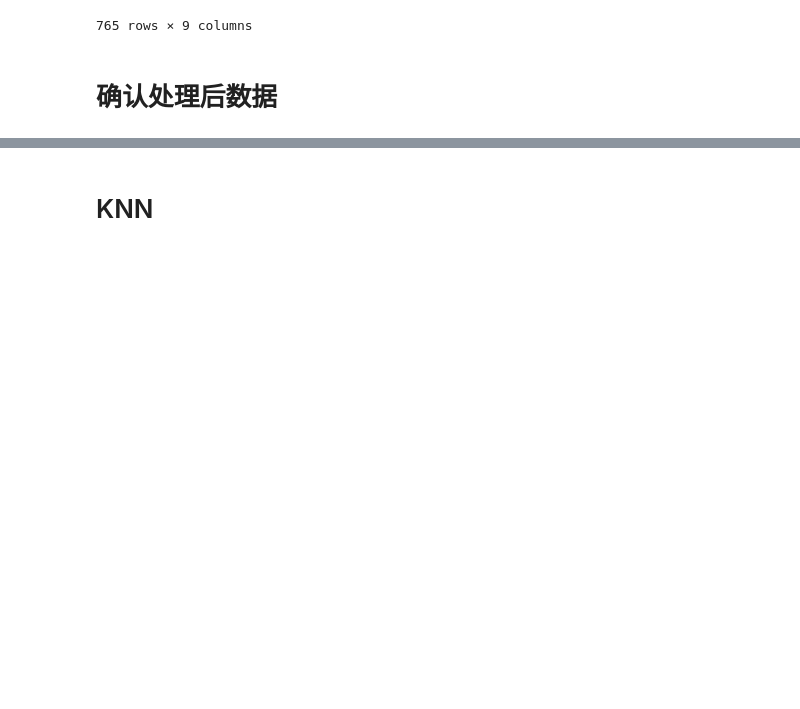
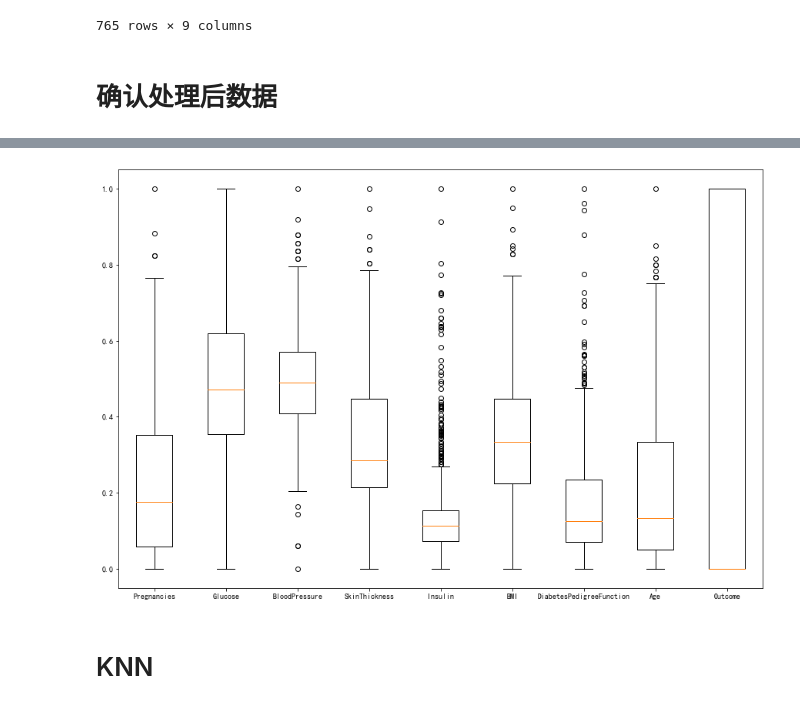
Before and after one commit to sudajzp/jzp-s-python, a Jupyter notebook: Diabetes.ipynb, the cells around one changed output, grey strips where cells are left out. Drawn from its saved outputs; the diff is of its cells as text; code cells hidden in the pictures; blank space fills up the shorter version.

```diff
--- a/Diabetes.ipynb
+++ b/Diabetes.ipynb
@@ -179,3 +181,17 @@ NameError: name 'dia_norm' is not defined
+# %%
+def MIN_MAX(X, MAX, MIN):
+    X = (X - MIN) / (MAX - MIN)
+    return X
+
+for attribute in diabetes.columns:
+    MAX = diabetes[attribute].max()
+    MIN = diabetes[attribute].min()
+    diabetes[attribute] = MIN_MAX(diabetes[attribute], MAX, MIN)
+plt.figure(figsize = (15, 10))
+plt.boxplot(diabetes, labels = diabetes.columns)
+plt.show()
+# %% [output]
+[figure, added]
 # %%
 X = diabetes.iloc[:,:-1]
 Y = diabetes.iloc[:,-1]
```
Also changed, not shown: parts of 17 cells of this notebook.
